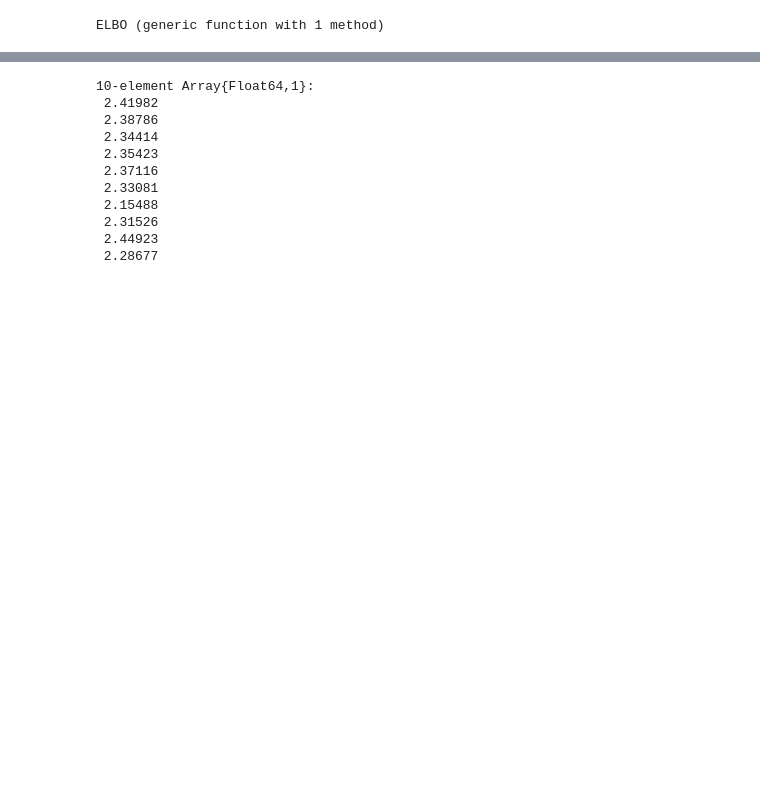
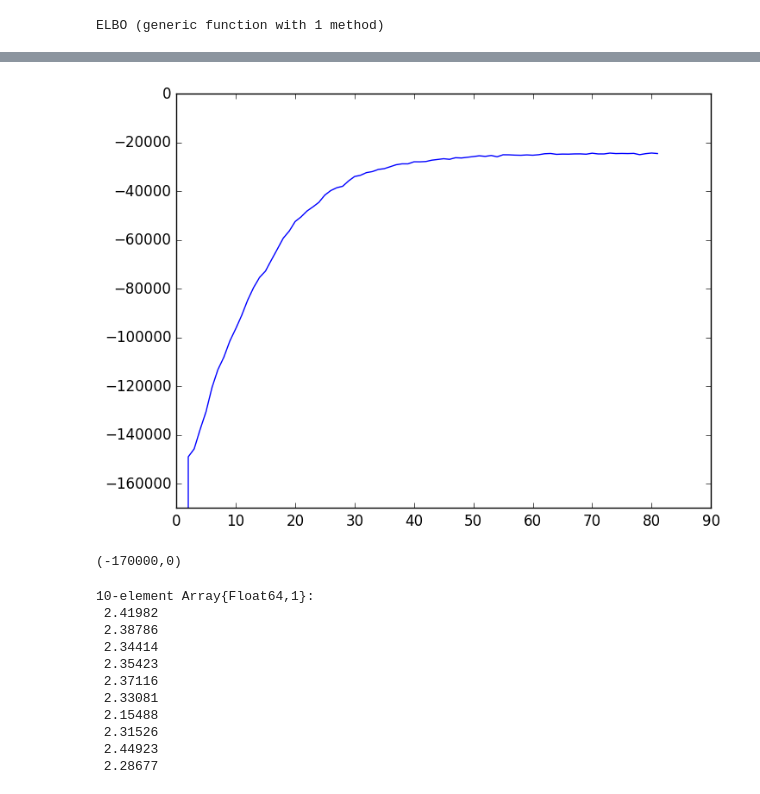
Before and after one commit to jmxpearson/nev, a Jupyter notebook: test_advi_baseline_cov_noise.ipynb, the cells around one changed output, grey strips where cells are left out. Drawn from its saved outputs; the diff is of its cells as text; code cells hidden in the pictures; blank space fills up the shorter version.

```diff
--- a/test_advi_baseline_cov_noise.ipynb
+++ b/test_advi_baseline_cov_noise.ipynb
@@ -300,0 +239,6 @@ E(a.data)
+# %%
+yy = copy(xx)
+gg = similar(yy)
+avg_sq_grad = similar(gg)
+firstpass = true
+elbo = Float64[]
@@ -301,3 +280,9 @@ E(a.data)
+# %%
+plot(elbo)
+ylim(-170000, 0)
+# %% [output]
+[figure, added]
+(-170000,0)
 # %%
 unit_bl
 # %% [output]
```
Also changed, not shown: parts of 34 cells of this notebook.
